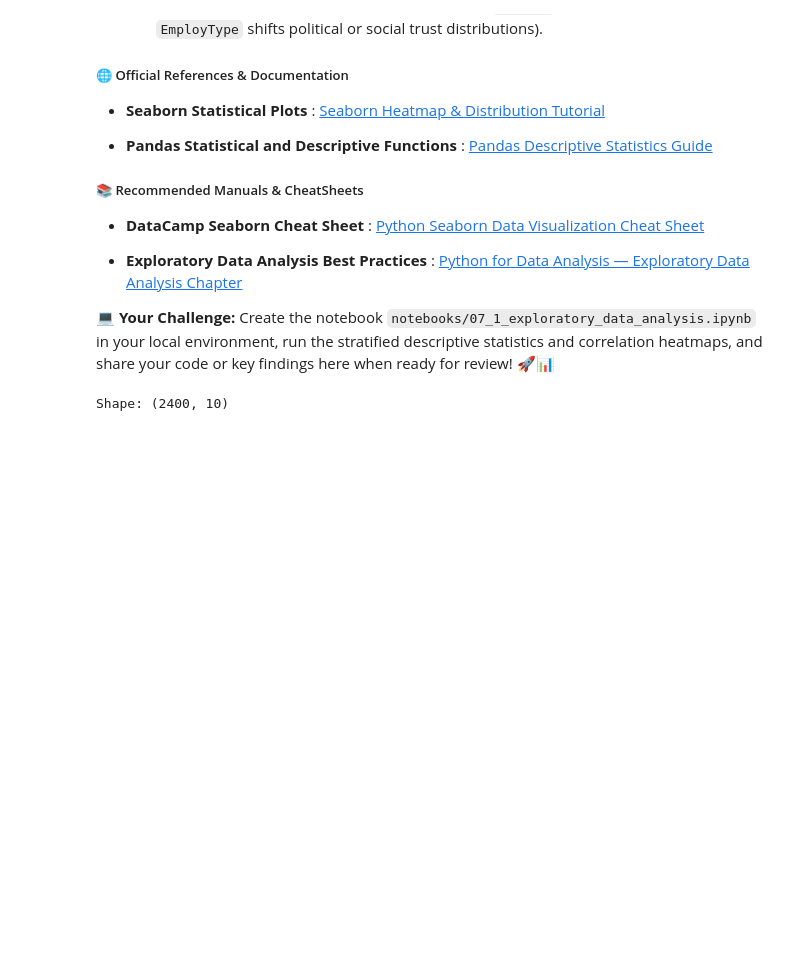
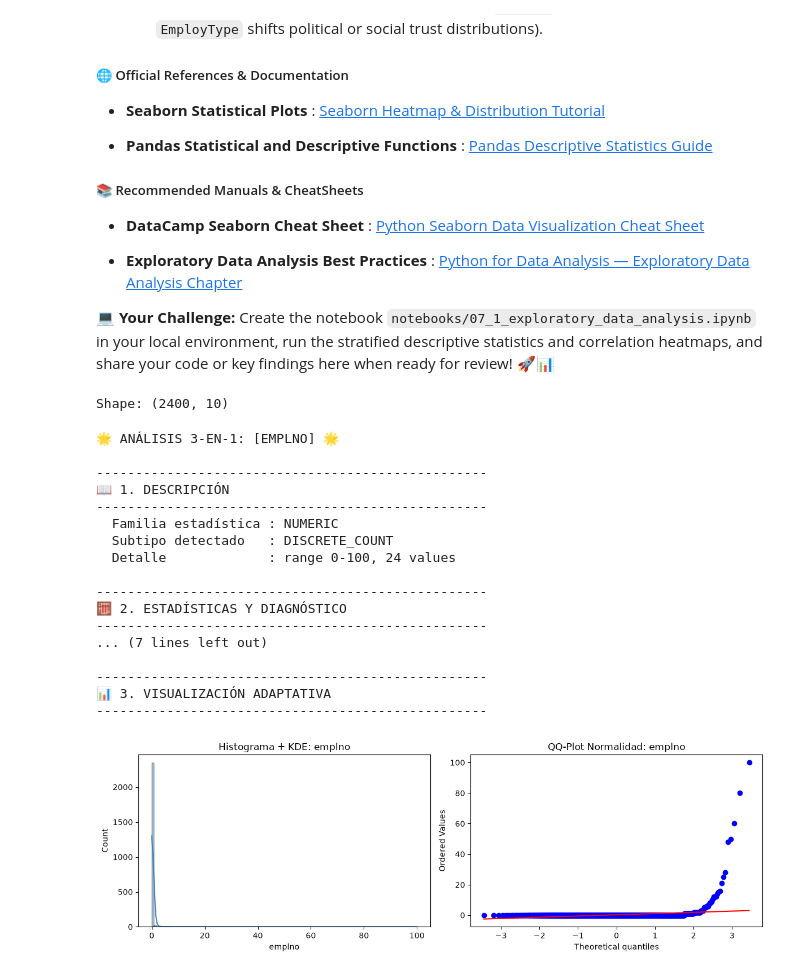
Before and after one commit to JosBerGon34/DataScienceCourse, a Jupyter notebook: notebooks/Ex7.1.ipynb, the cells around one changed output. Drawn from its saved outputs; the diff is of its cells as text; code cells hidden in the pictures; blank space fills up the shorter version.

```diff
--- a/notebooks/Ex7.1.ipynb
+++ b/notebooks/Ex7.1.ipynb
@@ -140,0 +152,24 @@ Shape: (2400, 10)
+# %%
+#First of all lets do a quick univariate analysis.
+#1)Data Inspection:
+
+ds3on1(df_71, 'emplno', Desc=True, Stat=True, Graph=True)
+# %% [output]
+🌟 ANÁLISIS 3-EN-1: [EMPLNO] 🌟
+
+--------------------------------------------------
+📖 1. DESCRIPCIÓN
+--------------------------------------------------
+  Familia estadística : NUMERIC
+  Subtipo detectado   : DISCRETE_COUNT
+  Detalle             : range 0-100, 24 values
+
+--------------------------------------------------
+🧮 2. ESTADÍSTICAS Y DIAGNÓSTICO
+--------------------------------------------------
+... (7 lines left out)
+
+--------------------------------------------------
+📊 3. VISUALIZACIÓN ADAPTATIVA
+--------------------------------------------------
+[figure, added]
```
Also changed, not shown: parts of 16 cells of this notebook.
